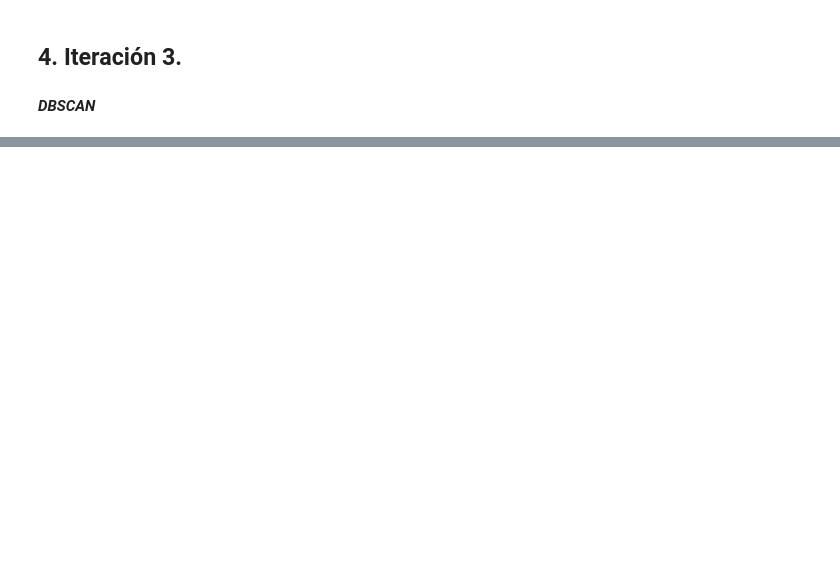
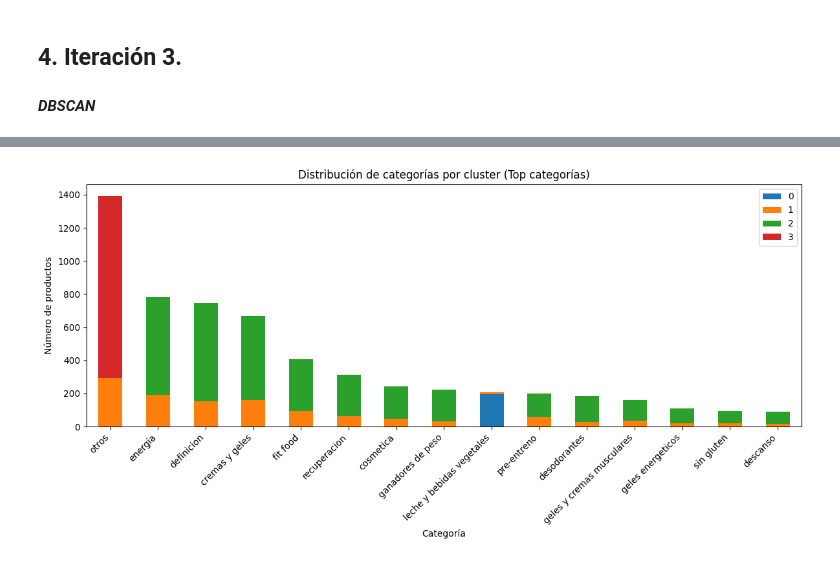
Before and after one commit to CrisRodFer/PFM2_Asistente_Compras_Inteligente, a Jupyter notebook: notebooks/PFM2_Fase3_pruebas_clustering.ipynb, the cells around one changed output, grey strips where cells are left out. Cells and saved outputs as stored; diff of their text form; code cells hidden in the pictures; blank space fills up the shorter version.

```diff
--- a/notebooks/PFM2_Fase3_pruebas_clustering.ipynb
+++ b/notebooks/PFM2_Fase3_pruebas_clustering.ipynb
@@ -654,0 +1996,28 @@ if __name__ == "__main__":
+# %%
+# === Gráfico rápido: barras apiladas (puede ser denso si hay muchas categorías) ===
+import matplotlib.pyplot as plt
+
+if df_cats is not None:
+    cat_col = df_cats.columns[0]
+    cluster_cols = [c for c in df_cats.columns if c != cat_col]
+
+    # Opcional: limitar a las M categorías más frecuentes (suma total)
+    M = 15
+    df_cats["_total"] = df_cats[cluster_cols].sum(axis=1)
+    df_plot = (df_cats
+               .sort_values("_total", ascending=False)
+               .head(M)
+               .drop(columns=["_total"]))
+
+    df_plot = df_plot.set_index(cat_col)
+    ax = df_plot.plot(kind="bar", stacked=True, figsize=(12, 6))
+    ax.set_ylabel("Número de productos")
+    ax.set_xlabel("Categoría")
+    ax.set_title("Distribución de categorías por cluster (Top categorías)")
+    plt.xticks(rotation=45, ha="right")
+    plt.tight_layout()
+    plt.show()
+else:
+    print("No hay fichero de categorías; se omite la gráfica.")
+# %% [output]
+[figure, added]
```
Also changed, not shown: parts of 34 cells of this notebook, 6 other files.
